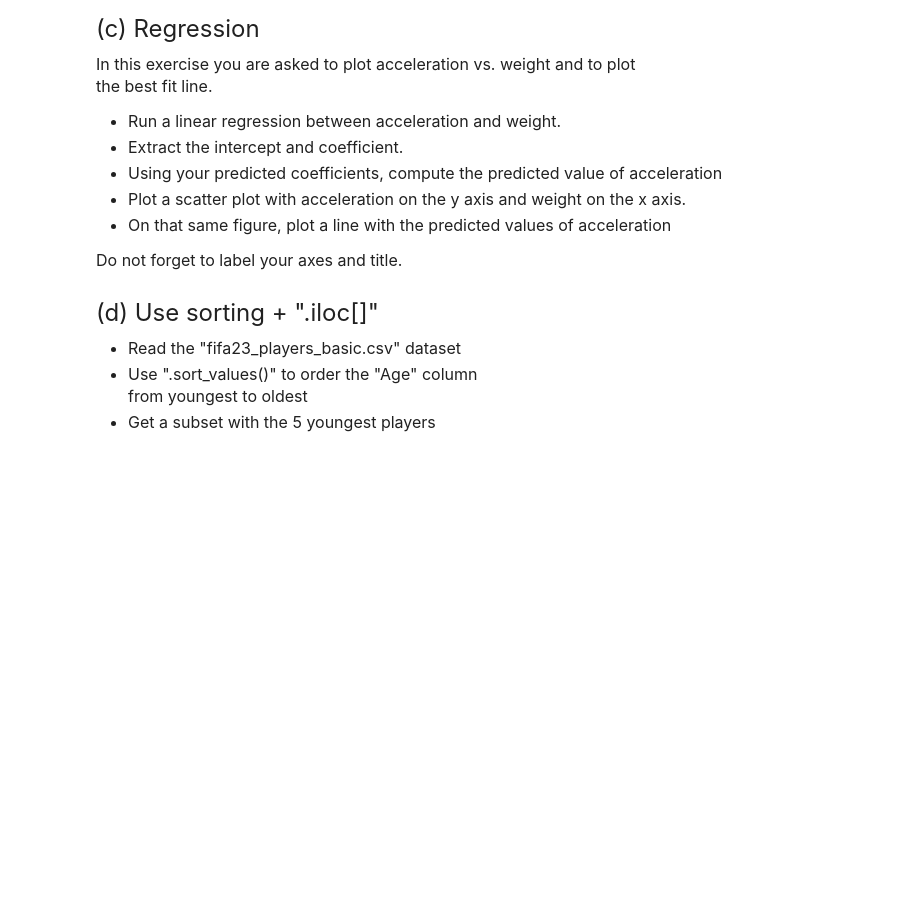
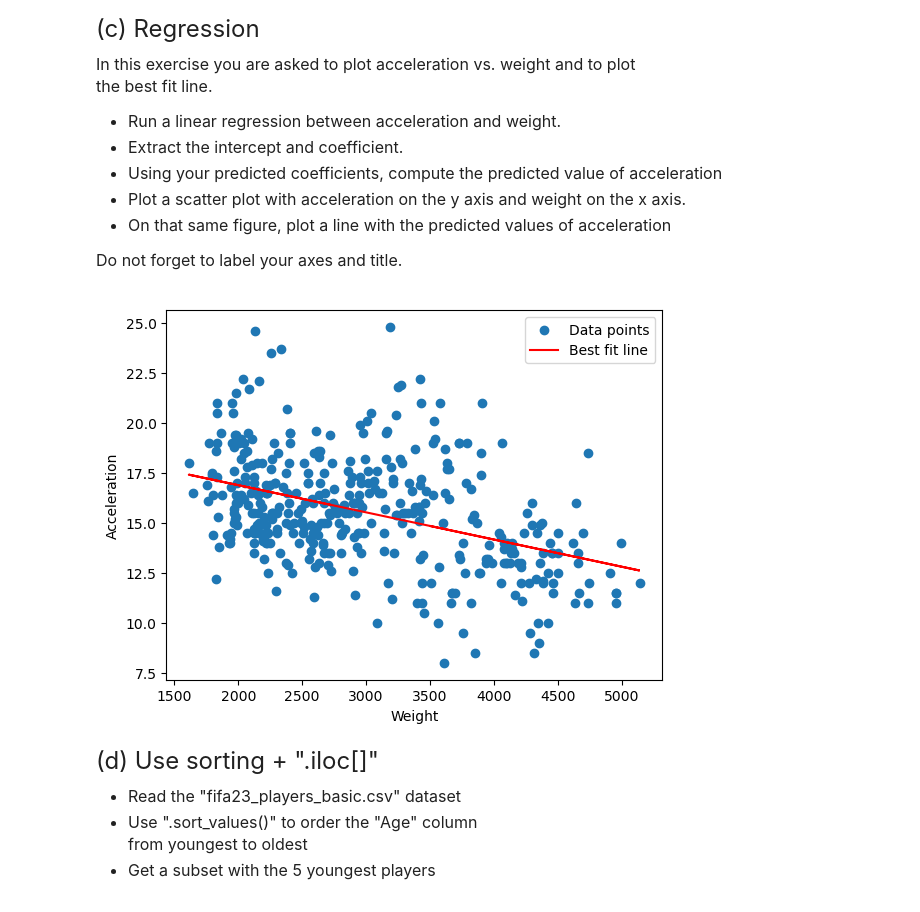
Before and after one commit to ailasheri/qtm151spring2024, a Jupyter notebook: assignment6/assignment6.ipynb, the cells around one changed output. Cells and saved outputs as stored; diff of their text form; code cells hidden in the pictures; blank space fills up the shorter version.

```diff
--- a/assignment6/assignment6.ipynb
+++ b/assignment6/assignment6.ipynb
@@ -78,3 +103,25 @@ Do not forget to label your axes and title.
+# %%
+# Write your answer here:
+
+
+
+carfeatures = pd.read_csv('features.csv')
+
+model = smf.ols(formula = 'acceleration ~ weight', data = carfeatures)
+results = model.fit()
+b_list = results.params
+carfeatures["p_estimated"] = b_list[0] + b_list[1] * carfeatures['weight']
+
+
+plt.scatter(x = carfeatures["weight"],y = carfeatures["acceleration"])
+plt.plot(carfeatures["weight"], carfeatures["p_estimated"], color = 'red')
+
+plt.xlabel("Weight")
+plt.ylabel("Acceleration")
+plt.legend(labels = ["Data points", "Best fit line"])
+plt.show()
+# %% [output]
+[figure, added]
 # %% [markdown]
 <font size = "5">
 
```
Also changed, not shown: parts of 10 cells of this notebook, 9 other files.
